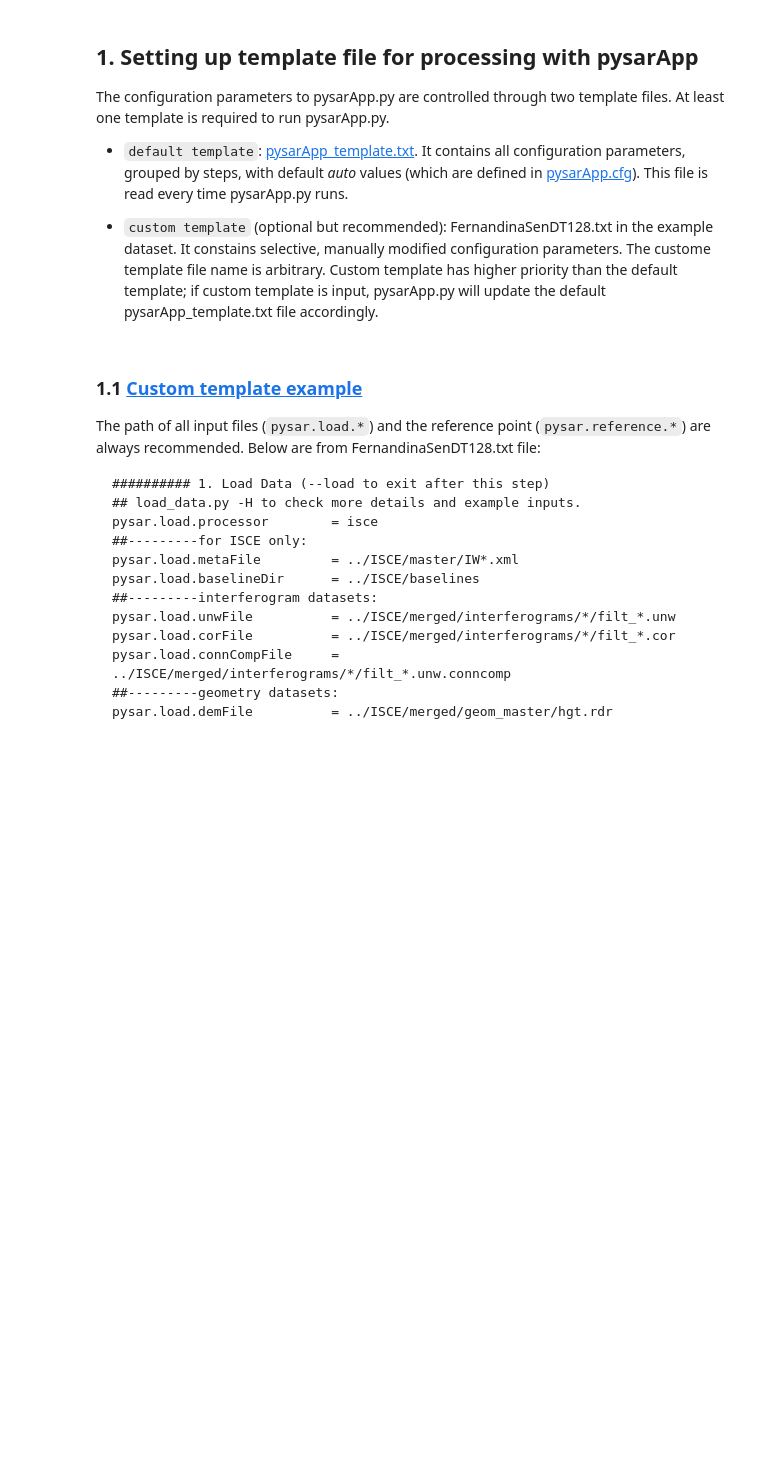
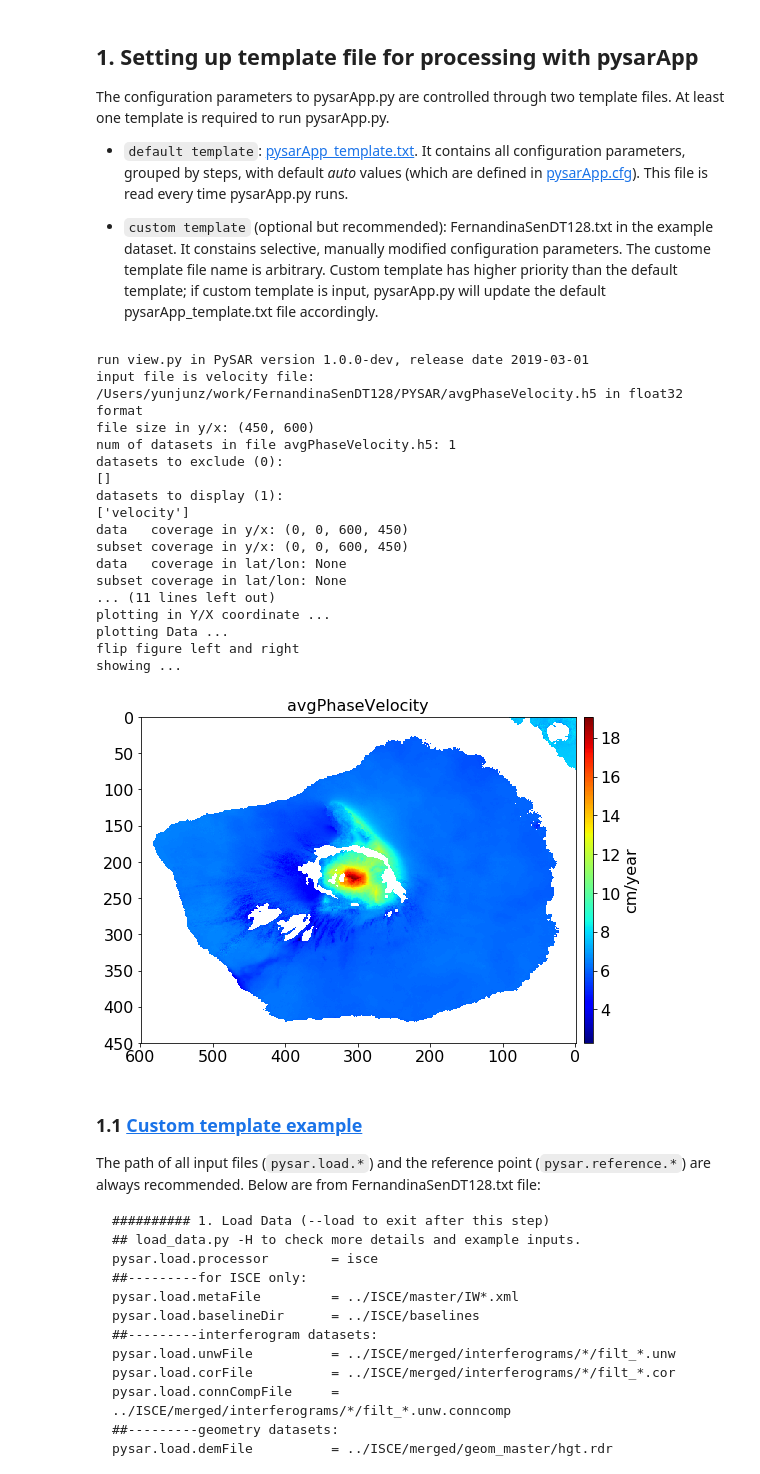
Before and after one commit to insarlab/MintPy, a Jupyter notebook: docs/Notebooks/pysarApp.ipynb, the cells around one changed output. Saved outputs shown, nothing was run; the diff lists cells and outputs as text; code cells hidden in the pictures; blank space fills up the shorter version.

Commit message:
add view() from view.viewer class for the notebook

```diff
--- a/docs/Notebooks/pysarApp.ipynb
+++ b/docs/Notebooks/pysarApp.ipynb
@@ -68,7 +68,8 @@ print('Go to project directory: {}'.format(proj_dir))
 def view(fname):
     """Plot input file using view.py script from PySAR"""
     cmd = 'view.py {} --noverbose --notitle --notick --noaxis'.format(fname)
-    obj = viewer(cmd=cmd)
+    print(cmd)
+    obj = viewer(cmd)
     inps = obj.open()
     obj.plot(inps)
     plt.show()
@@ -86,6 +87,28 @@ The configuration parameters to pysarApp.py are controlled through two template
 
 
 + `custom template` (optional but recommended): FernandinaSenDT128.txt in the example dataset. It constains selective, manually modified configuration parameters. The custome template file name is arbitrary. Custom template has higher priority than the default template; if custom template is input, pysarApp.py will update the default pysarApp_template.txt file accordingly.
+# %%
+from pysar import view
+view.main('view.py avgPhaseVelocity.h5')
+# %% [output]
+run view.py in PySAR version 1.0.0-dev, release date 2019-03-01
+input file is velocity file: /Users/yunjunz/work/FernandinaSenDT128/PYSAR/avgPhaseVelocity.h5 in float32 format
+file size in y/x: (450, 600)
+num of datasets in file avgPhaseVelocity.h5: 1
+datasets to exclude (0):
+[]
+datasets to display (1):
+['velocity']
+data   coverage in y/x: (0, 0, 600, 450)
+subset coverage in y/x: (0, 0, 600, 450)
+data   coverage in lat/lon: None
+subset coverage in lat/lon: None
+... (11 lines left out)
+plotting in Y/X coordinate ...
+plotting Data ...
+flip figure left and right
+showing ...
+[figure, added]
 # %% [markdown]
 ### 1.1 [Custom template example](https://github.com/yunjunz/PySAR/tree/master/examples/input_files)
 
```
Also changed, not shown: parts of 1 cell of this notebook, 2 other files.
